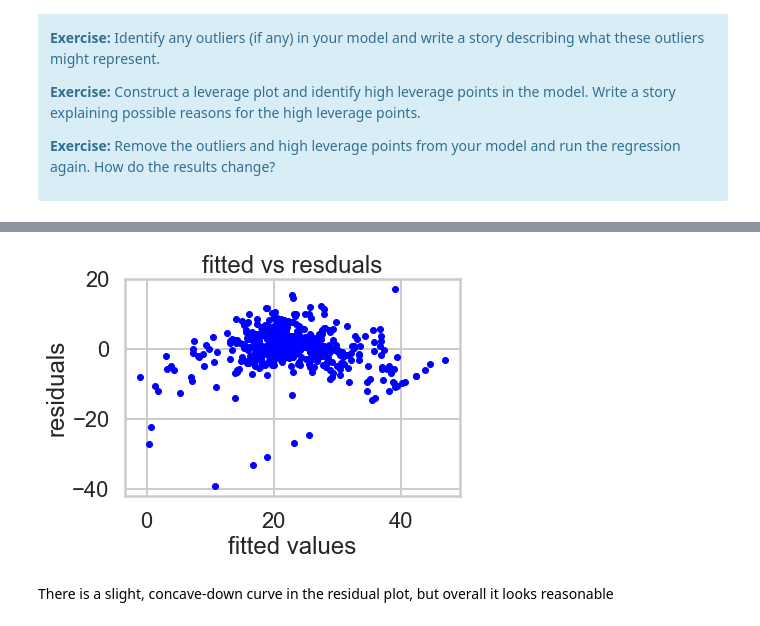
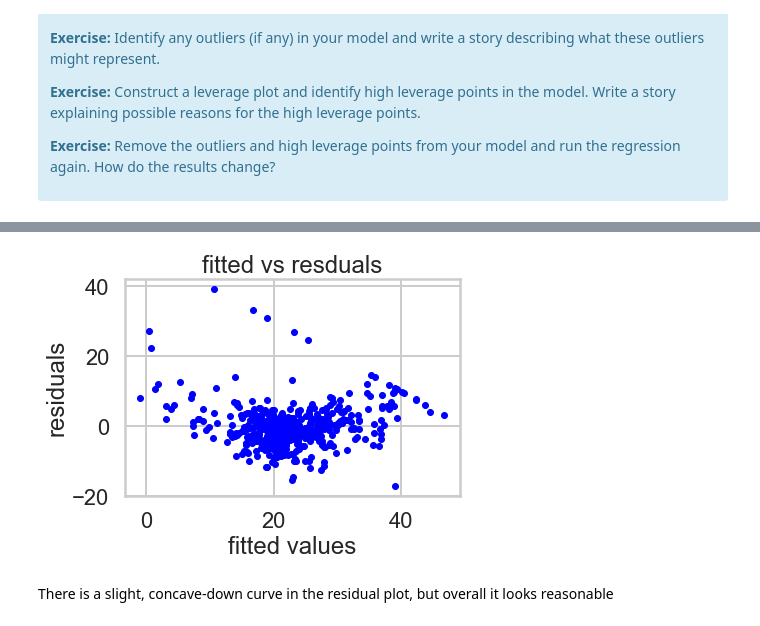
Before and after one commit to coopercunliffe/Springboard, a Jupyter notebook: linear_regression/Mini_Project_Linear_Regression.ipynb, the cells around one changed output, grey strips where cells are left out. Saved outputs shown, nothing was run; the diff lists cells and outputs as text; code cells hidden in the pictures.

```diff
--- a/linear_regression/Mini_Project_Linear_Regression.ipynb
+++ b/linear_regression/Mini_Project_Linear_Regression.ipynb
@@ -892,12 +892,12 @@ bos = bos.drop('predicts', axis=1)
 # %%
 bos['fitted'] = m.fittedvalues
 # %%
-plt.plot(bos.fitted, bos.fitted - bos.PRICE, 'b.')
+plt.plot(bos.fitted, bos.PRICE - bos.fitted, 'b.')
 plt.xlabel('fitted values')
 plt.ylabel('residuals')
 plt.title('fitted vs resduals')
 plt.show()
 # %% [output]
-[figure, old version]
+[figure, new version]
 # %% [markdown]
 There is a slight, concave-down curve in the residual plot, but overall it looks reasonable
```
Also changed, not shown: parts of 17 cells of this notebook, 1 other file.
